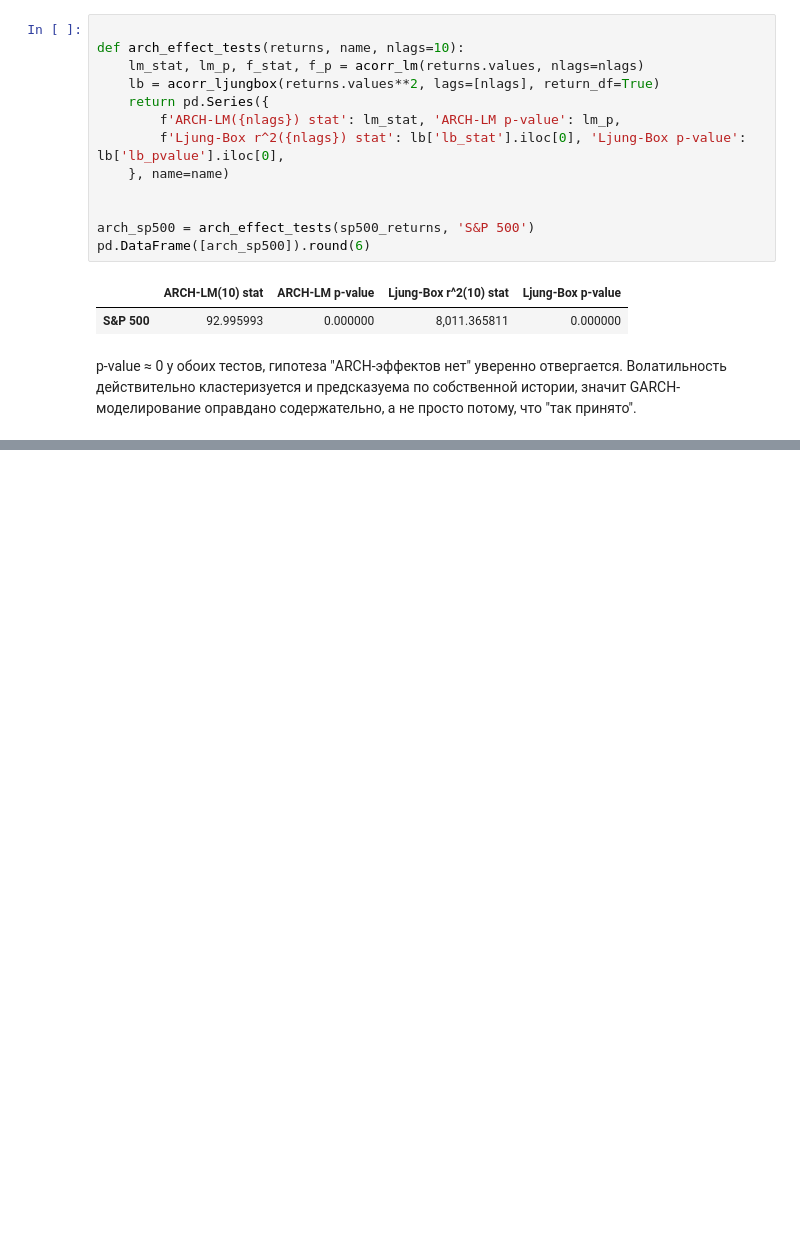
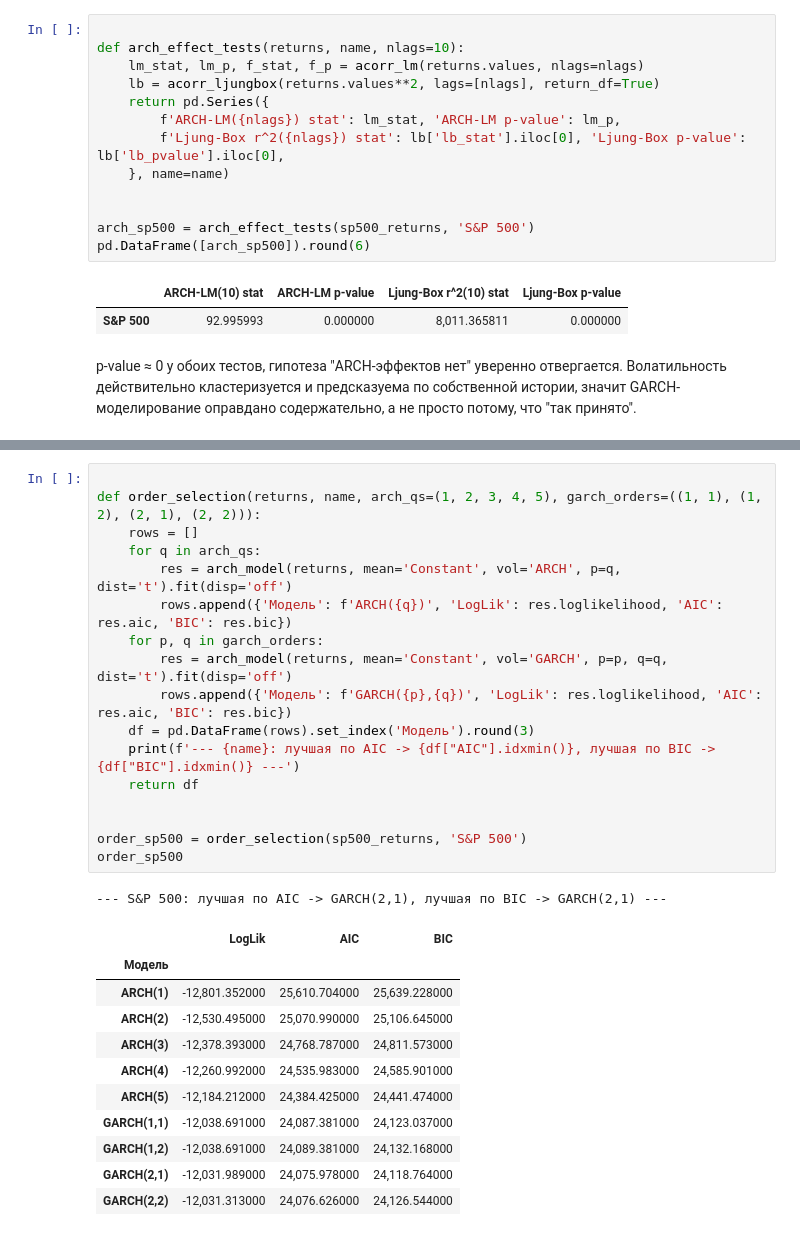
Before and after one commit to kdnvnadya/ms-garch, a Jupyter notebook: vkr_msgarch_1.ipynb, the cells around one changed output, grey strips where cells are left out. Drawn from its saved outputs; the diff is of its cells as text; blank space fills up the shorter version.

```diff
--- a/vkr_msgarch_1.ipynb
+++ b/vkr_msgarch_1.ipynb
@@ -228,0 +237,30 @@ p-value ≈ 0 у обоих тестов, гипотеза "ARCH-эффекто
+# %%
+
+def order_selection(returns, name, arch_qs=(1, 2, 3, 4, 5), garch_orders=((1, 1), (1, 2), (2, 1), (2, 2))):
+    rows = []
+    for q in arch_qs:
+        res = arch_model(returns, mean='Constant', vol='ARCH', p=q, dist='t').fit(disp='off')
+        rows.append({'Модель': f'ARCH({q})', 'LogLik': res.loglikelihood, 'AIC': res.aic, 'BIC': res.bic})
+    for p, q in garch_orders:
+        res = arch_model(returns, mean='Constant', vol='GARCH', p=p, q=q, dist='t').fit(disp='off')
+        rows.append({'Модель': f'GARCH({p},{q})', 'LogLik': res.loglikelihood, 'AIC': res.aic, 'BIC': res.bic})
+    df = pd.DataFrame(rows).set_index('Модель').round(3)
+    print(f'--- {name}: лучшая по AIC -> {df["AIC"].idxmin()}, лучшая по BIC -> {df["BIC"].idxmin()} ---')
+    return df
+
+
+order_sp500 = order_selection(sp500_returns, 'S&P 500')
+order_sp500
+# %% [output]
+--- S&P 500: лучшая по AIC -> GARCH(2,1), лучшая по BIC -> GARCH(2,1) ---
+|  | LogLik | AIC | BIC |
+| Модель |  |  |  |
+| ARCH(1) | -12,801.352000 | 25,610.704000 | 25,639.228000 |
+| ARCH(2) | -12,530.495000 | 25,070.990000 | 25,106.645000 |
+| ARCH(3) | -12,378.393000 | 24,768.787000 | 24,811.573000 |
+| ARCH(4) | -12,260.992000 | 24,535.983000 | 24,585.901000 |
+| ARCH(5) | -12,184.212000 | 24,384.425000 | 24,441.474000 |
+| GARCH(1,1) | -12,038.691000 | 24,087.381000 | 24,123.037000 |
+| GARCH(1,2) | -12,038.691000 | 24,089.381000 | 24,132.168000 |
+| GARCH(2,1) | -12,031.989000 | 24,075.978000 | 24,118.764000 |
+| GARCH(2,2) | -12,031.313000 | 24,076.626000 | 24,126.544000 |
```
Also changed, not shown: parts of 2 cells of this notebook.
